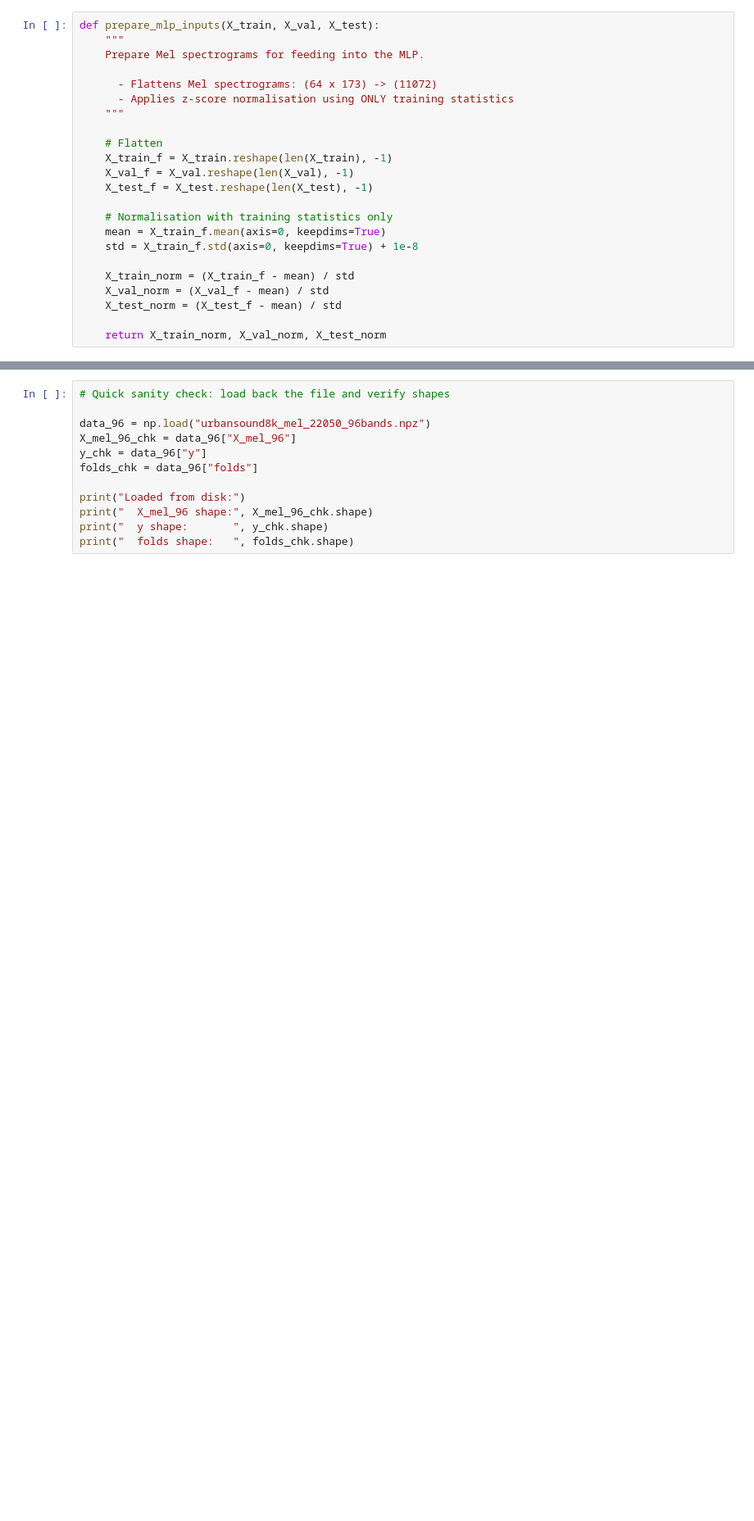
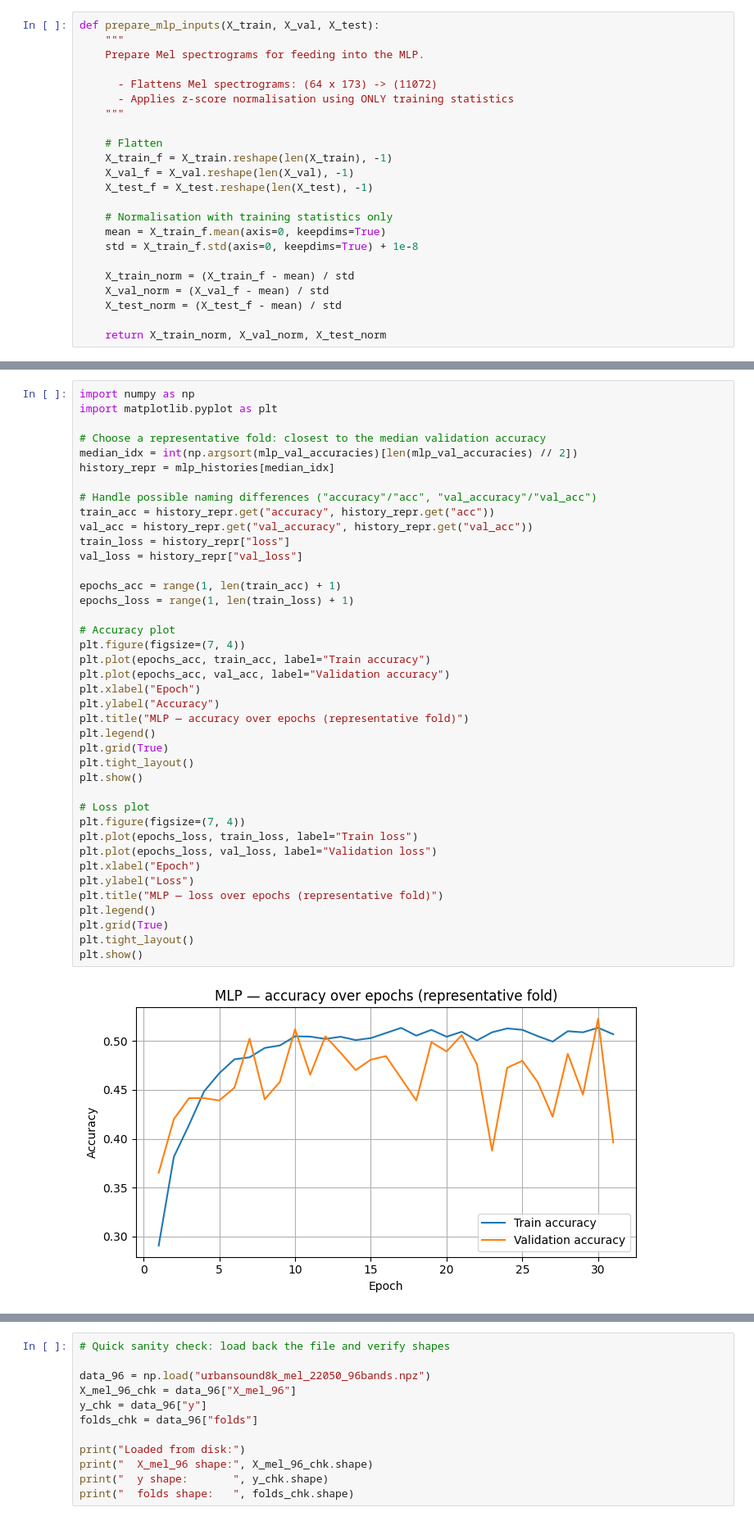
Before and after one commit to FreddieAlvin/Deep-Learning-Classifiers-for-urban-sound-data, a Jupyter notebook: UrbanSound8K.ipynb, the cells around one changed output, grey strips where cells are left out. Shown at 82% size. Drawn from its saved outputs; the diff is of its cells as text; blank space fills up the shorter version.

```diff
--- a/UrbanSound8K.ipynb
+++ b/UrbanSound8K.ipynb
@@ -1156,0 +1183,42 @@ In the next sections, these metrics and the global confusion matrix will serve a
+# %%
+import numpy as np
+import matplotlib.pyplot as plt
+
+# Choose a representative fold: closest to the median validation accuracy
+median_idx = int(np.argsort(mlp_val_accuracies)[len(mlp_val_accuracies) // 2])
+history_repr = mlp_histories[median_idx]
+
+# Handle possible naming differences ("accuracy"/"acc", "val_accuracy"/"val_acc")
+train_acc = history_repr.get("accuracy", history_repr.get("acc"))
+val_acc = history_repr.get("val_accuracy", history_repr.get("val_acc"))
+train_loss = history_repr["loss"]
+val_loss = history_repr["val_loss"]
+
+epochs_acc = range(1, len(train_acc) + 1)
+epochs_loss = range(1, len(train_loss) + 1)
+
+# Accuracy plot
+plt.figure(figsize=(7, 4))
+plt.plot(epochs_acc, train_acc, label="Train accuracy")
+plt.plot(epochs_acc, val_acc, label="Validation accuracy")
+plt.xlabel("Epoch")
+plt.ylabel("Accuracy")
+plt.title("MLP — accuracy over epochs (representative fold)")
+plt.legend()
+plt.grid(True)
+plt.tight_layout()
+plt.show()
+
+# Loss plot
+plt.figure(figsize=(7, 4))
+plt.plot(epochs_loss, train_loss, label="Train loss")
+plt.plot(epochs_loss, val_loss, label="Validation loss")
+plt.xlabel("Epoch")
+plt.ylabel("Loss")
+plt.title("MLP — loss over epochs (representative fold)")
+plt.legend()
+plt.grid(True)
+plt.tight_layout()
+plt.show()
+# %% [output]
+[figure, added]
```
Also changed, not shown: parts of 39 cells of this notebook.
